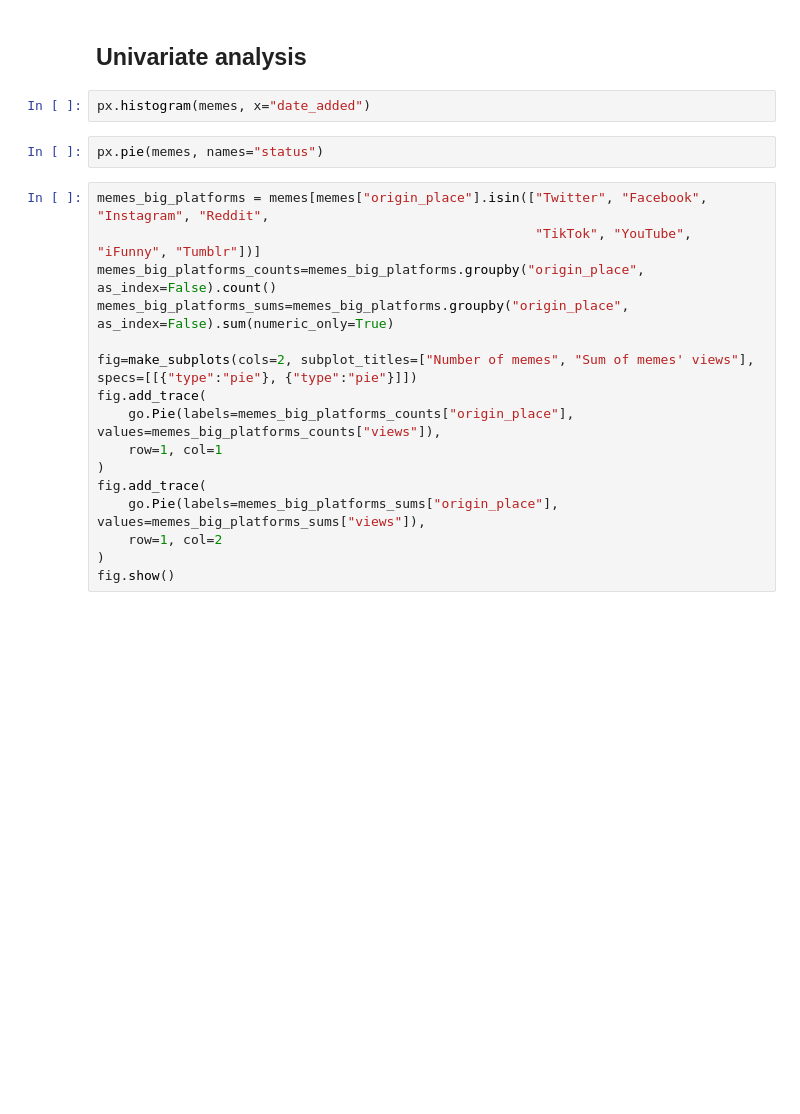
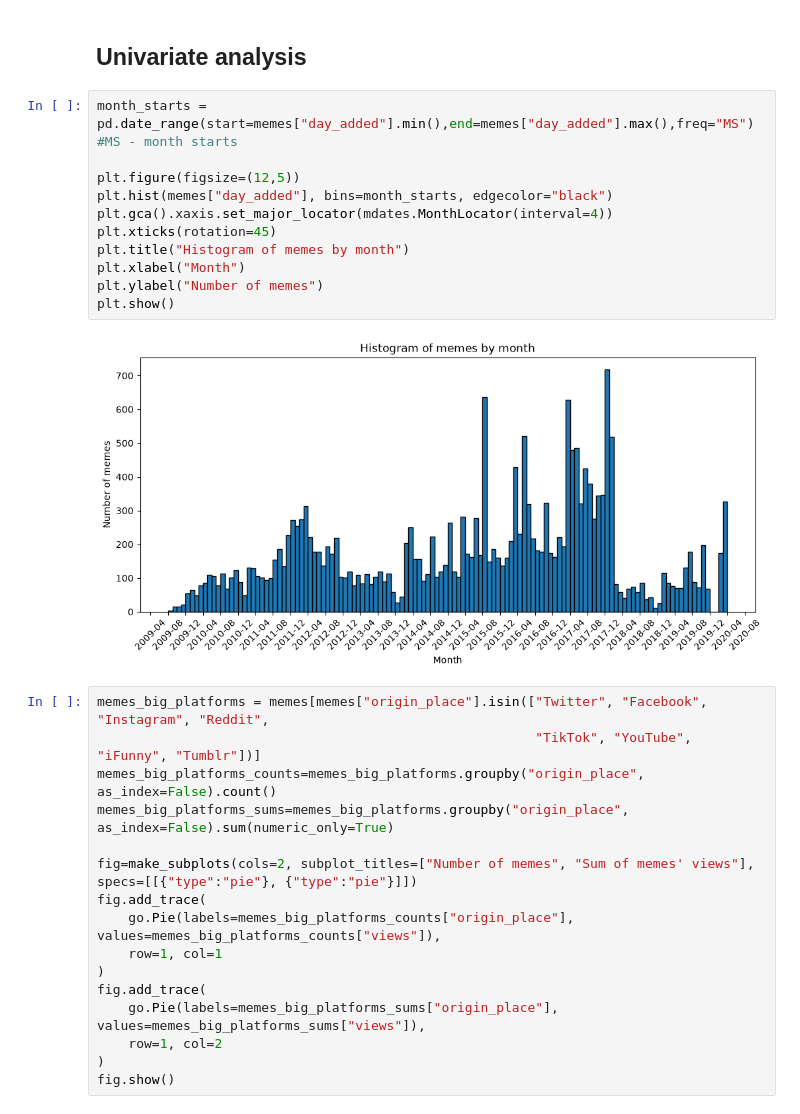
Before and after one commit to Gauss-PWr/meme-trends-analysis, a Jupyter notebook: main.ipynb, the cells around one changed output. Saved outputs shown, nothing was run; the diff lists cells and outputs as text; blank space fills up the shorter version.

```diff
--- a/main.ipynb
+++ b/main.ipynb
@@ -91,10 +134,19 @@ Median comments: 13.0
 The disparity between mean and median values hints at a large number of memes which generate relatively low engagement. Based on this assumption we will later perform a separate analysis on the more "viral" memes rather than all of them at the same time.
 # %% [markdown]
 <h2>Univariate analysis</h2>
-# %%
-px.histogram(memes, x="date_added")
-# %%
-px.pie(memes, names="status")
+# %%
+month_starts = pd.date_range(start=memes["day_added"].min(),end=memes["day_added"].max(),freq="MS") #MS - month starts
+
+plt.figure(figsize=(12,5))
+plt.hist(memes["day_added"], bins=month_starts, edgecolor="black")
+plt.gca().xaxis.set_major_locator(mdates.MonthLocator(interval=4))
+plt.xticks(rotation=45)
+plt.title("Histogram of memes by month")
+plt.xlabel("Month")
+plt.ylabel("Number of memes")
+plt.show()
+# %% [output]
+[figure, added]
 # %%
 memes_big_platforms = memes[memes["origin_place"].isin(["Twitter", "Facebook", "Instagram", "Reddit",
                                                         "TikTok", "YouTube", "iFunny", "Tumblr"])]
```
Also changed, not shown: parts of 15 cells of this notebook, 2 other files.
